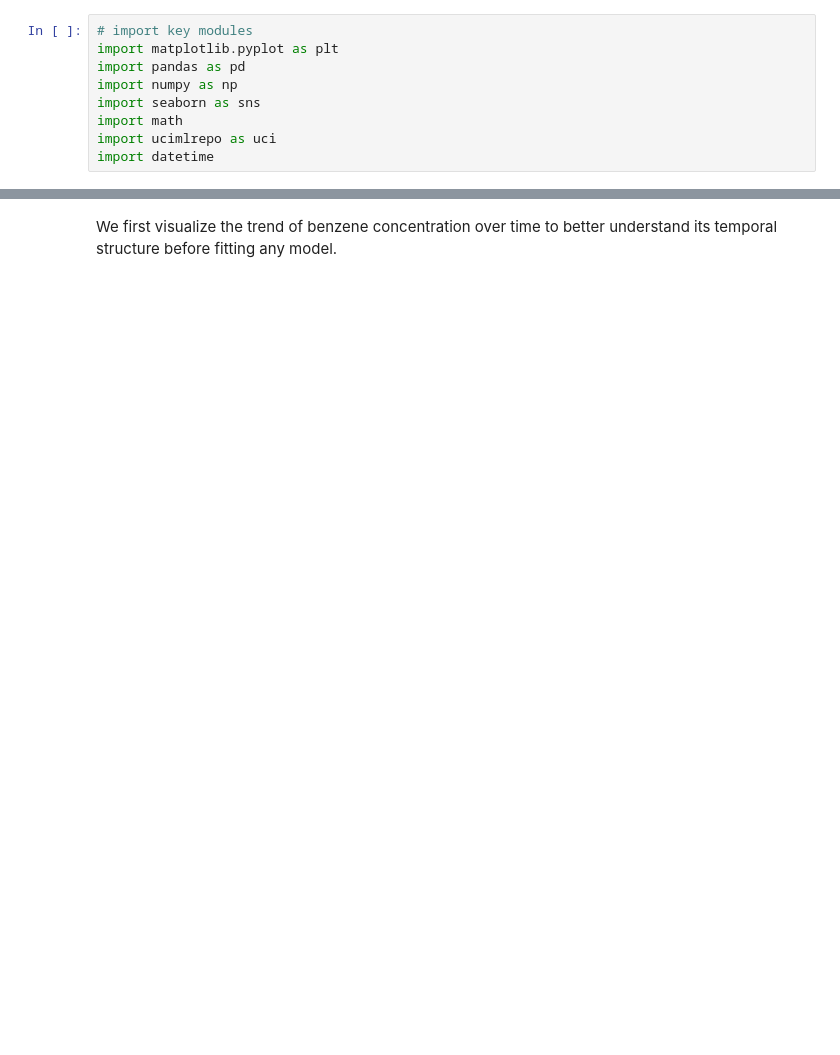
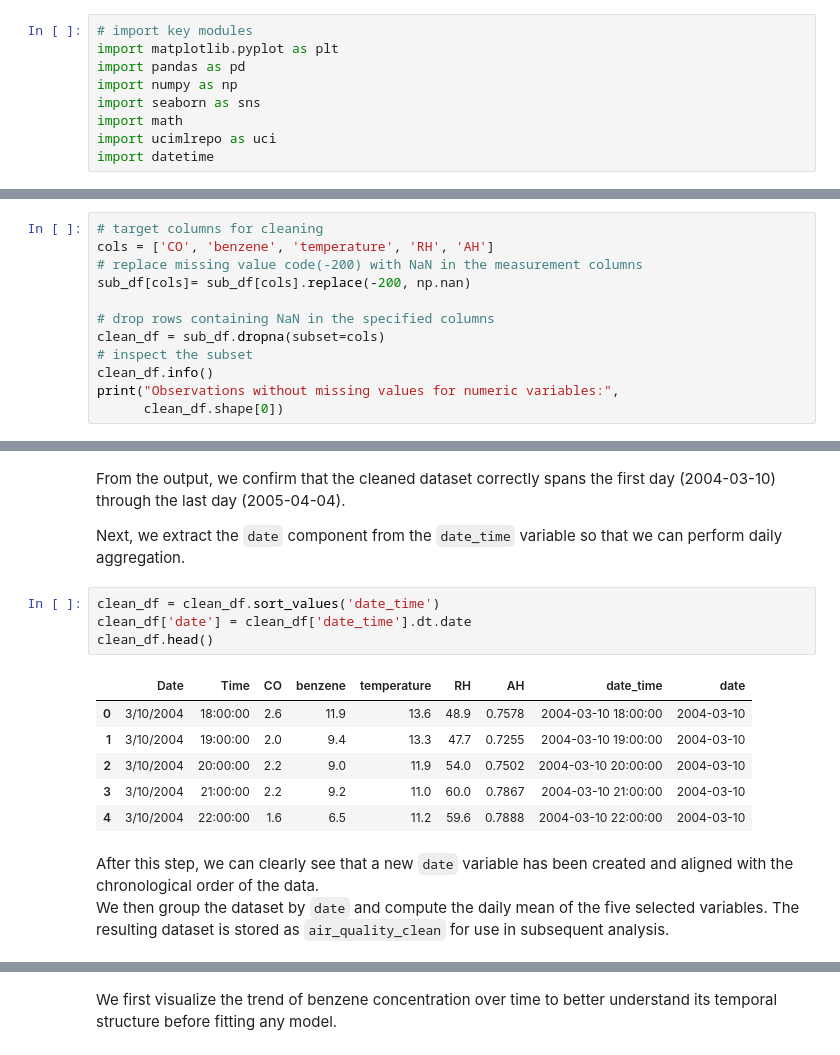
Before and after one commit to jccrews256/ST-554-Project1-Template, a Jupyter notebook: Task3/Task3.ipynb, the cells around one changed output, grey strips where cells are left out. Saved outputs shown, nothing was run; the diff lists cells and outputs as text; blank space fills up the shorter version.

```diff
--- a/Task3/Task3.ipynb
+++ b/Task3/Task3.ipynb
@@ -195,0 +227,12 @@ The `benzene (C6H6(GT))` serves as our response variable. we will first fit a Si
+# %%
+# target columns for cleaning
+cols = ['CO', 'benzene', 'temperature', 'RH', 'AH']
+# replace missing value code(-200) with NaN in the measurement columns
+sub_df[cols]= sub_df[cols].replace(-200, np.nan)
+
+# drop rows containing NaN in the specified columns
+clean_df = sub_df.dropna(subset=cols)
+# inspect the subset
+clean_df.info()
+print("Observations without missing values for numeric variables:",
+      clean_df.shape[0])
@@ -195,0 +267,18 @@ The `benzene (C6H6(GT))` serves as our response variable. we will first fit a Si
+# %% [markdown]
+From the output, we confirm that the cleaned dataset correctly spans the first day (2004-03-10) through the last day (2005-04-04).
+
+Next, we extract the `date` component from the `date_time` variable so that we can perform daily aggregation.
+# %%
+clean_df = clean_df.sort_values('date_time')
+clean_df['date'] = clean_df['date_time'].dt.date
+clean_df.head()
+# %% [output]
+|  | Date | Time | CO | benzene | temperature | RH | AH | date_time | date |
+| 0 | 3/10/2004 | 18:00:00 | 2.6 | 11.9 | 13.6 | 48.9 | 0.7578 | 2004-03-10 18:00:00 | 2004-03-10 |
+| 1 | 3/10/2004 | 19:00:00 | 2.0 | 9.4 | 13.3 | 47.7 | 0.7255 | 2004-03-10 19:00:00 | 2004-03-10 |
+| 2 | 3/10/2004 | 20:00:00 | 2.2 | 9.0 | 11.9 | 54.0 | 0.7502 | 2004-03-10 20:00:00 | 2004-03-10 |
+| 3 | 3/10/2004 | 21:00:00 | 2.2 | 9.2 | 11.0 | 60.0 | 0.7867 | 2004-03-10 21:00:00 | 2004-03-10 |
+| 4 | 3/10/2004 | 22:00:00 | 1.6 | 6.5 | 11.2 | 59.6 | 0.7888 | 2004-03-10 22:00:00 | 2004-03-10 |
+# %% [markdown]
+After this step, we can clearly see that a new `date` variable has been created and aligned with the chronological order of the data.
+We then group the dataset by `date` and compute the daily mean of the five selected variables. The resulting dataset is stored as `air_quality_clean` for use in subsequent analysis.
```
Also changed, not shown: parts of 80 cells of this notebook.
